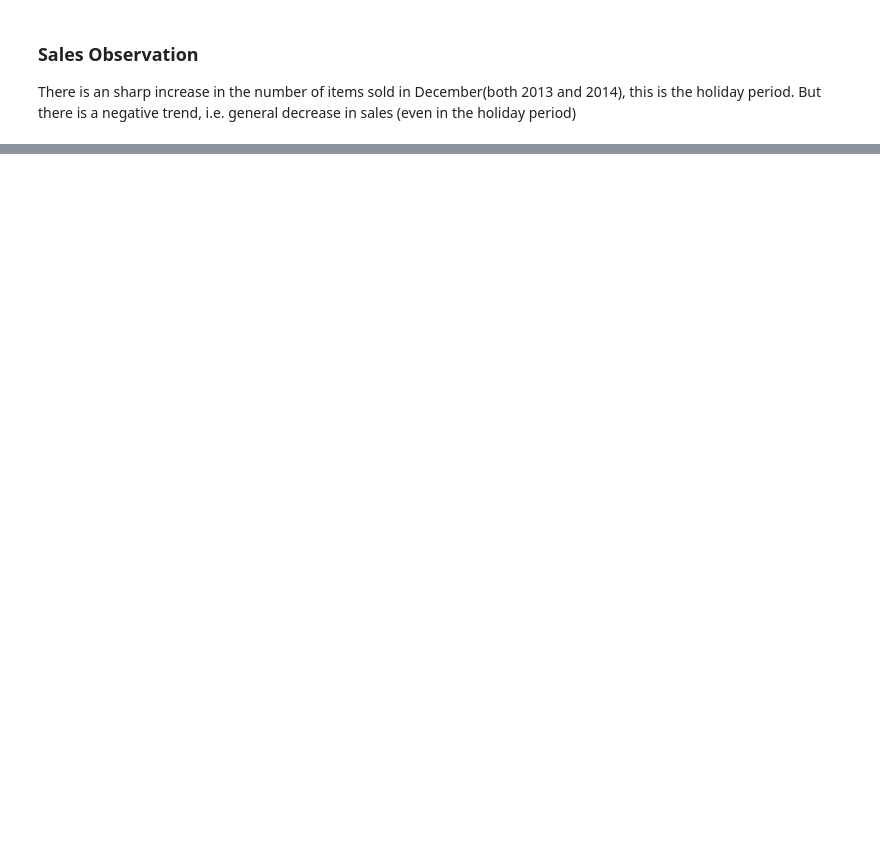
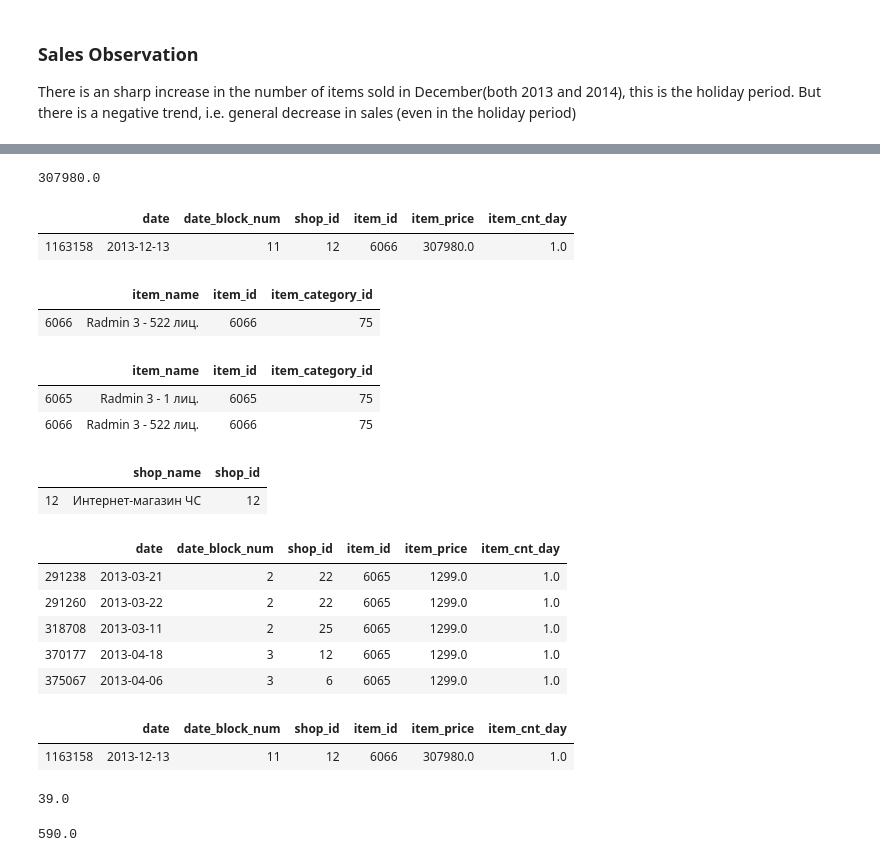
Before and after one commit to Shankar11/My_DataScience_Track, a Jupyter notebook: Capstones/01_predict_future_sales/Predict future sales - EDA-III.ipynb, the cells around one changed output, grey strips where cells are left out. Saved outputs shown, nothing was run; the diff lists cells and outputs as text; code cells hidden in the pictures; blank space fills up the shorter version.

```diff
--- a/Capstones/01_predict_future_sales/Predict future sales - EDA-III.ipynb
+++ b/Capstones/01_predict_future_sales/Predict future sales - EDA-III.ipynb
@@ -86,0 +117,20 @@ But there is a negative trend, i.e. general decrease in sales (even in the holid
+# %%
+#The most expensive item
+print(sales_train["item_price"].max())
+sales_train[sales_train["item_price"] > 300000]
+# %% [output]
+307980.0
+|  | date | date_block_num | shop_id | item_id | item_price | item_cnt_day |
+| 1163158 | 2013-12-13 | 11 | 12 | 6066 | 307980.0 | 1.0 |
+# %%
+items[items['item_id'] == 6066]
+# %% [output]
+|  | item_name | item_id | item_category_id |
+| 6066 | Radmin 3 - 522 лиц. | 6066 | 75 |
+# %%
+#checking for items which is similar to Radmin
+items[items["item_name"].apply(lambda x: "radmin" in x.lower().split() )]
+# %% [output]
+|  | item_name | item_id | item_category_id |
+| 6065 | Radmin 3 - 1 лиц. | 6065 | 75 |
+| 6066 | Radmin 3 - 522 лиц. | 6066 | 75 |
@@ -86,0 +139,27 @@ But there is a negative trend, i.e. general decrease in sales (even in the holid
+# %%
+shops[shops['shop_id'] == 12]
+# %% [output]
+|  | shop_name | shop_id |
+| 12 | Интернет-магазин ЧС | 12 |
+# %%
+sales_train[sales_train["item_id"] == 6065].head()
+# %% [output]
+|  | date | date_block_num | shop_id | item_id | item_price | item_cnt_day |
+| 291238 | 2013-03-21 | 2 | 22 | 6065 | 1299.0 | 1.0 |
+| 291260 | 2013-03-22 | 2 | 22 | 6065 | 1299.0 | 1.0 |
+| 318708 | 2013-03-11 | 2 | 25 | 6065 | 1299.0 | 1.0 |
+| 370177 | 2013-04-18 | 3 | 12 | 6065 | 1299.0 | 1.0 |
+| 375067 | 2013-04-06 | 3 | 6 | 6065 | 1299.0 | 1.0 |
+# %%
+sales_train[sales_train["item_id"] == 6066].head()
+# %% [output]
+|  | date | date_block_num | shop_id | item_id | item_price | item_cnt_day |
+| 1163158 | 2013-12-13 | 11 | 12 | 6066 | 307980.0 | 1.0 |
+# %%
+sales_train[sales_train.item_id==6065]["item_cnt_day"].sum()
+# %% [output]
+39.0
+# %%
+307980.0/522
+# %% [output]
+590.0
```
Also changed, not shown: parts of 9 cells of this notebook, 3 other files.
